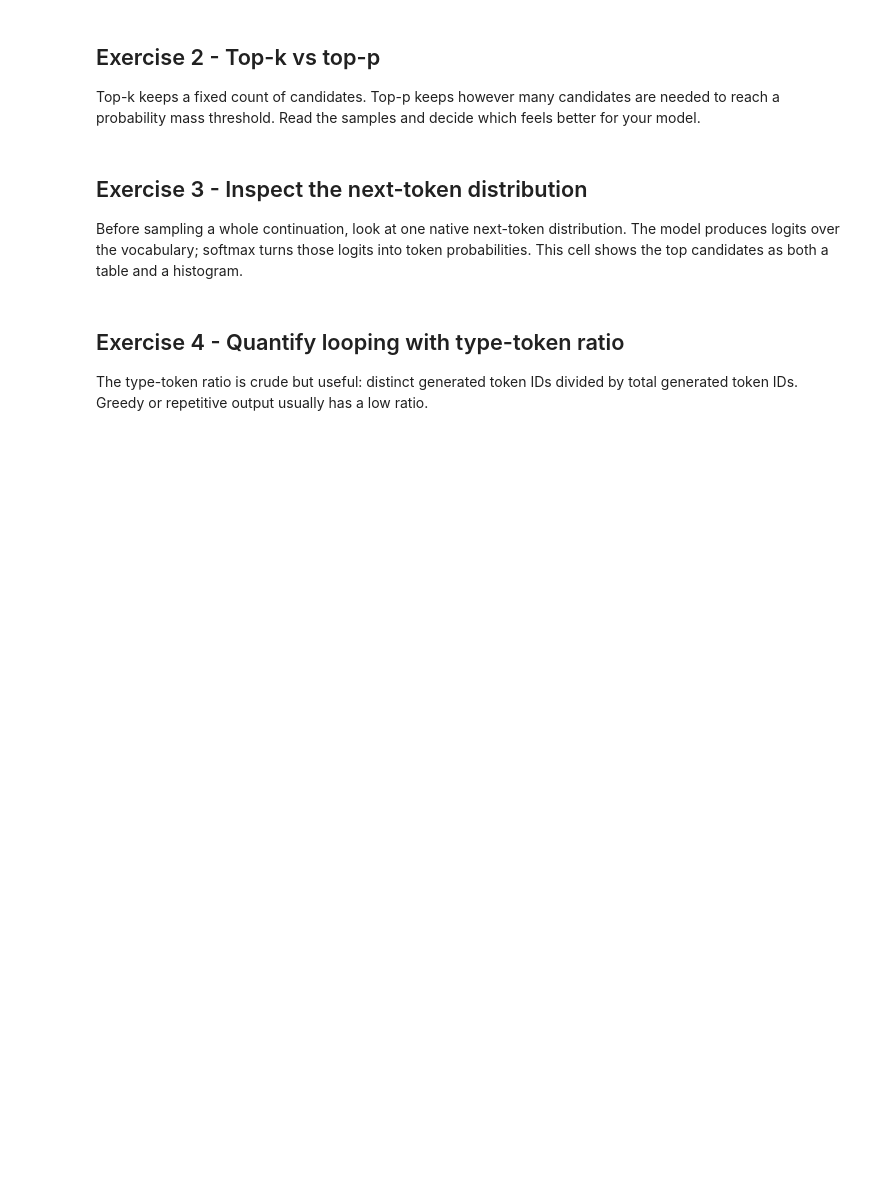
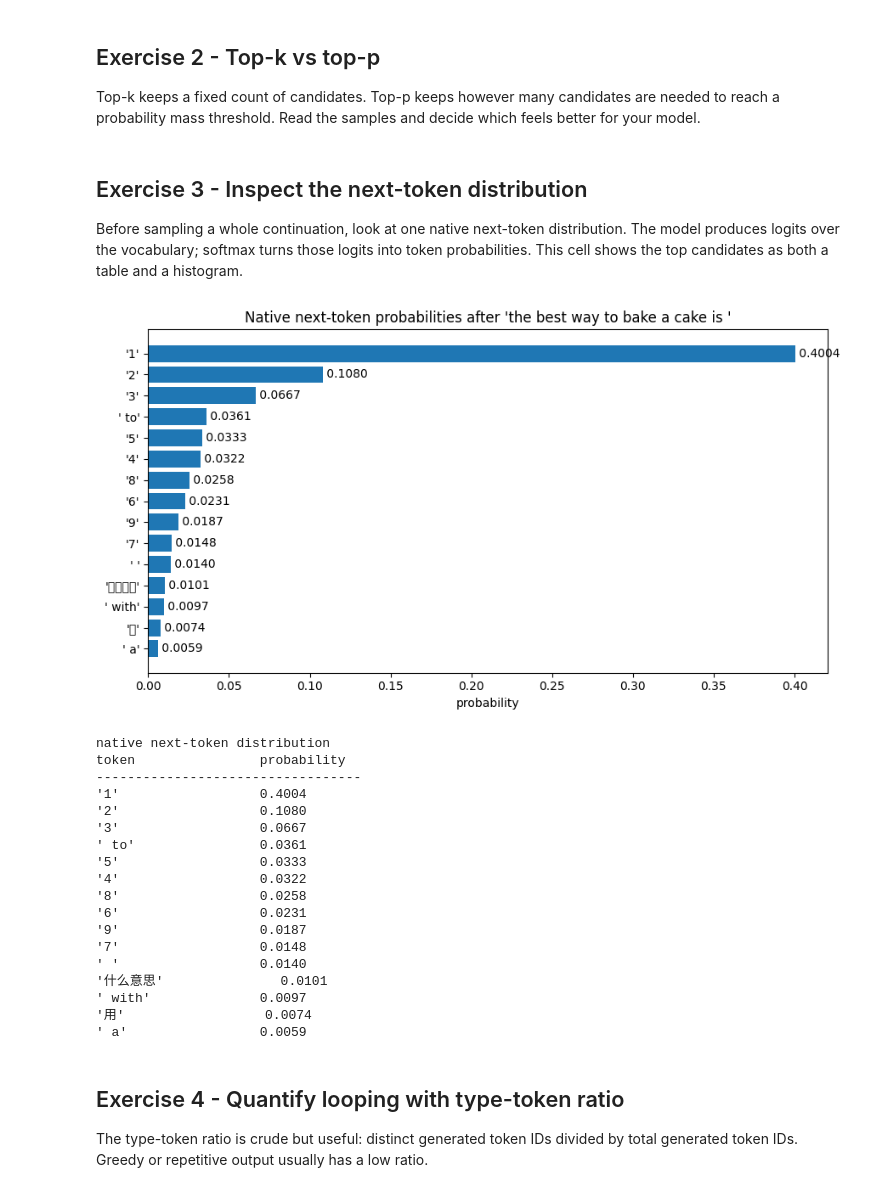
Before and after one commit to Mister-Meeseeks/g2c, a Jupyter notebook: notebooks/solutions/11-sampling.ipynb, the cells around one changed output. Cells and saved outputs as stored; diff of their text form; code cells hidden in the pictures; blank space fills up the shorter version.

```diff
--- a/notebooks/solutions/11-sampling.ipynb
+++ b/notebooks/solutions/11-sampling.ipynb
@@ -81,6 +92,8 @@ By default this cell loads the strongest reusable artifact it can find. Set `MOD
 # %%
 MODEL_ARTIFACT_NAME: str | None = None
-# MODEL_ARTIFACT_NAME = "StoryLM-Small"  # Uncomment to force a specific artifact.
+# MODEL_ARTIFACT_NAME = "StoryLM-Small"  # Override to force a specific artifact.
+MODEL_ARTIFACT_NAME = "BaseLM"         # External pretrained base-model path.
+BASELM_INFERENCE_DTYPE = "float16"      # Module 11 only: lower-memory BaseLM inference.
 
 available = available_model_artifacts(repo_root=repo_root)
 if available:
@@ -89,7 +102,9 @@ if available:
         print(f"  rank {artifact.rank:>2}: {artifact.display_name:<14} -> {artifact.name}")
 else:
     print("No model artifacts found yet under artifacts/models/.")
-    print("Run Module 10 and save at least one artifact before doing the sampling exercises.")
+    print("Run Module 10 and save at least one artifact, or run ./baselm.sh and set MODEL_ARTIFACT_NAME = 'BaseLM'.")
+if baselm_artifact_exists(repo_root=repo_root):
+    print("external fallback: BaseLM -> artifacts/models/BaseLM")
 
 if MODEL_ARTIFACT_NAME is None:
     model_artifact = load_best_model_artifact(
@@ -102,6 +117,7 @@ else:
         MODEL_ARTIFACT_NAME,
         repo_root=repo_root,
         device="auto",
+        torch_dtype=BASELM_INFERENCE_DTYPE if MODEL_ARTIFACT_NAME == "BaseLM" else None,
     )
 
 if model_artifact is None:
@@ -192,37 +245,57 @@ for label, filters in filter_settings:
 
 Before sampling a whole continuation, look at one native next-token distribution. The model produces logits over the vocabulary; softmax turns those logits into token probabilities. This cell shows the top candidates as both a table and a histogram.
 # %%
-next_token_prompt = prompt
+next_token_prompt = "the best way to bake a cake is "
 
 rows = next_token_rows(
     model_artifact,
     next_token_prompt,
     temperature=1.0,
     top_k=None,
     top_p=None,
     n=15,
 )
 
 labels = [token_text for token_text, _ in rows]
 probs = [prob for _, prob in rows]
 
 fig, ax = plt.subplots(figsize=(9, 5))
 y = list(range(len(rows)))
 ax.barh(y, probs)
 ax.set_yticks(y, labels)
 ax.invert_yaxis()
 ax.set_xlabel("probability")
 ax.set_title(f"Native next-token probabilities after {next_token_prompt!r}")
 for index, prob in enumerate(probs):
     ax.text(prob, index, f" {prob:.4f}", va="center")
 plt.tight_layout()
 plt.show()
 
 print("native next-token distribution")
 print("token                probability")
 print("-" * 34)
 for token_text, prob in rows:
     print(f"{token_text:<20} {prob:.4f}")
+# %% [output]
+[figure, added]
+native next-token distribution
+token                probability
+----------------------------------
+'1'                  0.4004
+'2'                  0.1080
+'3'                  0.0667
+' to'                0.0361
+'5'                  0.0333
+'4'                  0.0322
+'8'                  0.0258
+'6'                  0.0231
+'9'                  0.0187
+'7'                  0.0148
+' '                  0.0140
+'什么意思'               0.0101
+' with'              0.0097
+'用'                  0.0074
+' a'                 0.0059
 # %%
 "Question: Does your model have one dominant next token here, or is the mass spread across many plausible tokens? How would that affect random sampling?"
 "Answer: "
```
Also changed, not shown: parts of 9 cells of this notebook, 22 other files.
